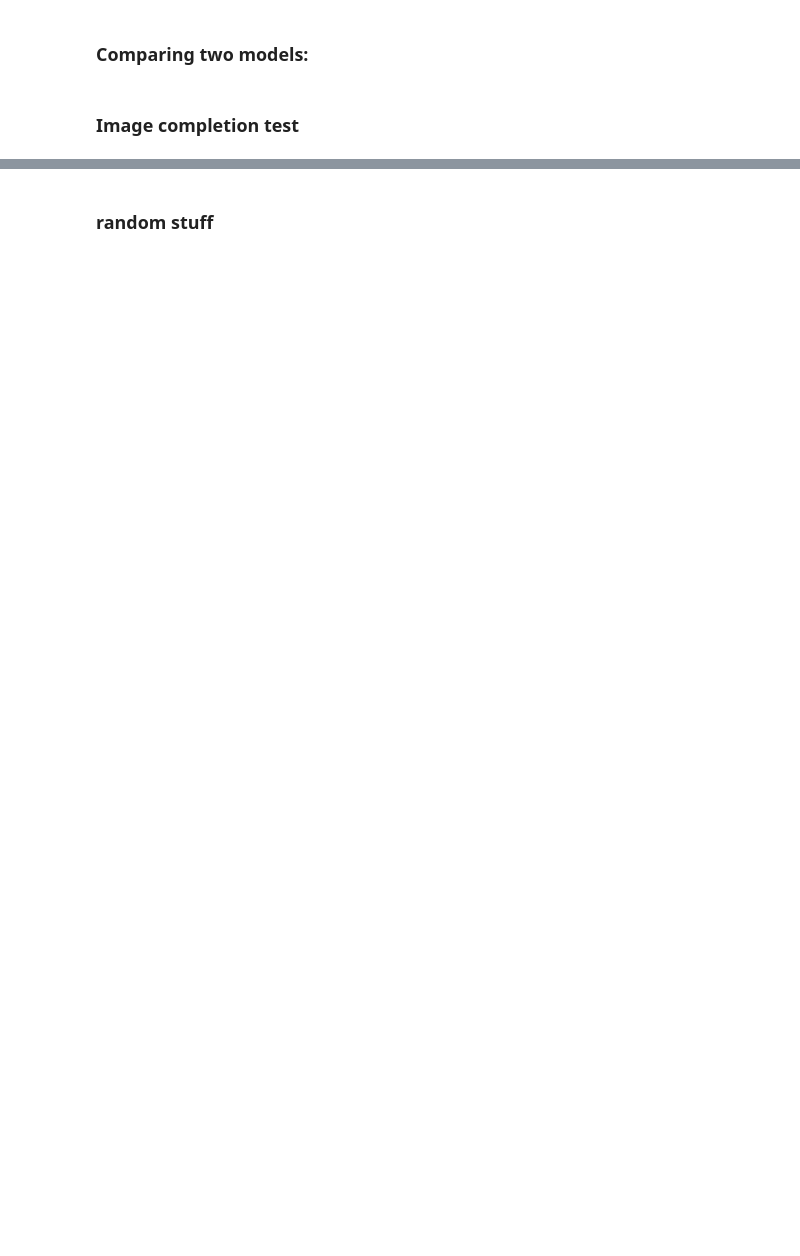
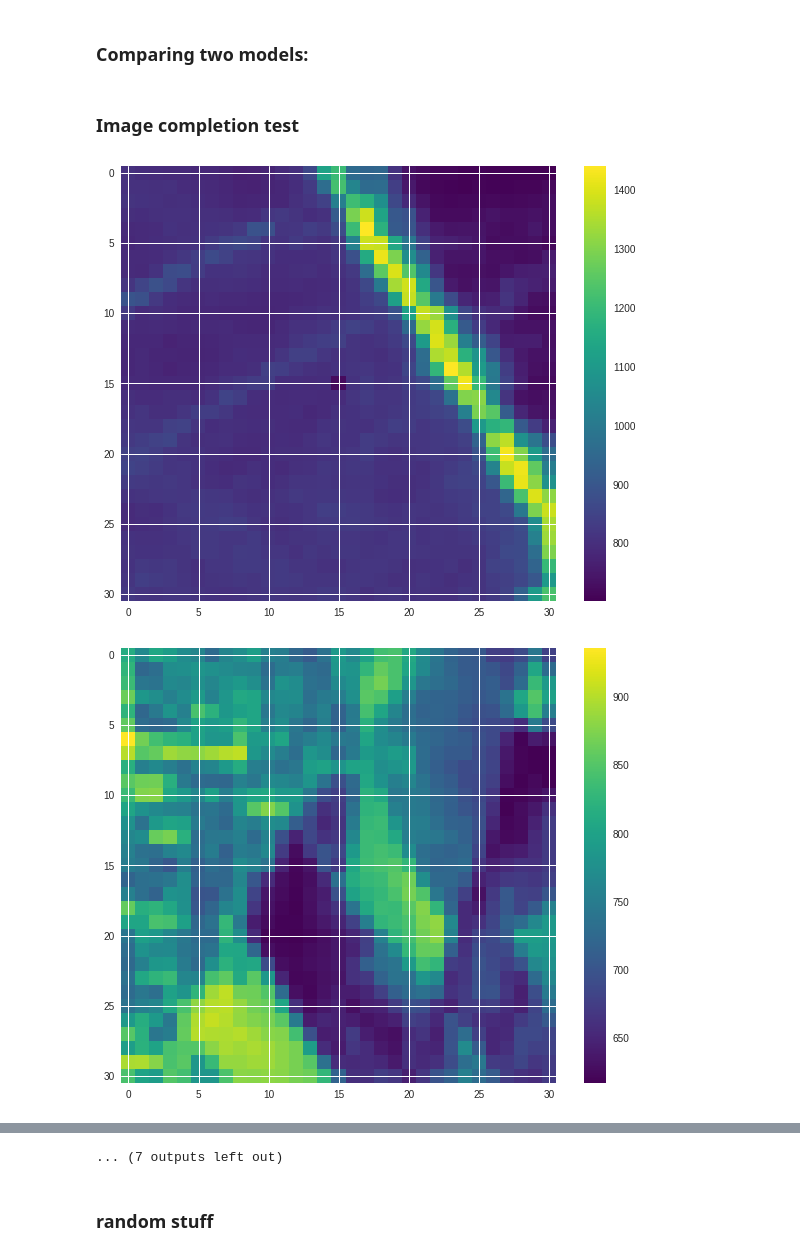
Before and after one commit to dean-sh/Pixel-Regression-with-Deep-Learning, a Jupyter notebook: FC_regression.ipynb, the cells around one changed output, grey strips where cells are left out. Cells and saved outputs as stored; diff of their text form; code cells hidden in the pictures; blank space fills up the shorter version.

```diff
--- a/FC_regression.ipynb
+++ b/FC_regression.ipynb
@@ -481,8 +466,8 @@ chart_regression(predict.flatten(),y_test)
 # %% [markdown]
 **Test Loss after keras checkpoint**
 # %%
-model.load_weights('drive/elisra_dl_course_project/Regression_CNN_2_1.weights-improvement-66.h5')
-new_model.compile(optimizer='adam', loss='mean_squared_error')
+# model.load_weights('drive/elisra_dl_course_project/Regression_CNN_3_1.weights-improvement-91.h5')
+# model.compile(optimizer='adam', loss='mean_squared_error')
 
-score = new_model.evaluate(x_test, y_test, verbose=1)
+score = model.evaluate(x_test, y_test, verbose=1)
 print('Test loss:', score)
@@ -638,26 +590,90 @@ print('MSE B:',mseB)
 # %% [markdown]
 ### **Image completion test**
 # %%
-for i in range(1,10):
+from importlib import reload
+%matplotlib inline
+
+from matplotlib import cm
+
+for i in range(1,1):
   a = random.randrange(1,50000)
 
   #FC prediction:
 
   #expanded_im = np.expand_dims(x_test[a], axis=0)
   #reshaped_img = np.reshape(expanded_im, (1, 121))
   #prediction = model2.predict(reshaped_img)[0][0]
 
   #CNN prediction:
   reshaped_img = np.reshape(x_test[a], (11,11))
   expanded_im = np.expand_dims(reshaped_img, axis=0)
   expanded_im = np.expand_dims(expanded_im, axis=3)
-  prediction = model2.predict(expanded_im)
+  print(expanded_im.shape)
+  prediction = model.predict(expanded_im)
 
   Original_image = reshaped_img
   Original_image[int(augmentation_size/2)][int(augmentation_size/2)] = y_test[a]
+  Original_image = ((maxval-minval)*Original_image + minval)
 
   predicted_image = reshaped_img
   predicted_image[int(augmentation_size/2)][int(augmentation_size/2)] = prediction
+  predicted_image = ((maxval-minval)*predicted_image + minval)
 
-  plot_image(Original_image)
-  plot_image(predicted_image)
+  plt.rcParams['image.cmap'] = 'viridis'
+#   plot_image(Original_image)
+  print(Original_image[5][5])
+
+#   plot_image(predicted_image)
+  print(predicted_image[5][5])
+
+
+
+  fig, axs = plt.subplots(1, 2, figsize=(14, 16))
+  axs[0].imshow(Original_image)
+  axs[0].set_title('Original_image')
+
+  axs[1].imshow(predicted_image)
+  axs[1].set_title('predicted_image')
+
+def crop_center_for_nn(img,crop):
+  y,x = img.shape
+  startx = x//2 - crop//2
+  starty = y//2 - crop//2
+  return img[starty:starty+crop, startx:startx+crop]
+
+
+test_set1 = unpickle('drive/elisra_dl_course_project/test data/test1_data_2000_31X31_dataOnly.pickle')
+test_set2 = unpickle('drive/elisra_dl_course_project/test data/test2_data_2000_31X31_dataOnly.pickle')
+test_set = np.concatenate((test_set1, test_set2), axis=0)
+
+
+
+def test_31_sized_img(test_image):
+  test_img = np.squeeze(test_image)
+#   plot_image(cropped_test_img)
+
+#   print(test_img.shape)
+  center_img = crop_center_for_nn(test_img, augmentation_size)
+#   print(center_img.shape)
+
+#   plot_image(center_img)
+  expanded_im = np.expand_dims(center_img, axis=0)
+  center_img11 = np.expand_dims(expanded_im, axis=3)
+
+  return center_img11, test_img
+
+for i in range(1,20):
+  a = random.randrange(1,4000)
+  test_image = test_set[a]
+
+  (center_image, full_image) = test_31_sized_img(test_image)
+
+  prediction = model.predict(center_image)
+  full_image[15][15] = prediction
+  plt.figure(figsize=(10, 8))
+  plt.imshow(full_image)
+  plt.colorbar()
+  plt.show(block=True)
+# %% [output]
+[figure, added]
+[figure, added]
@@ -664,3 +690,4 @@ for i in range(1,10):
+... (7 outputs left out)
 # %% [markdown]
 ### **random stuff**
 # %%
```
Also changed, not shown: parts of 11 cells of this notebook.
